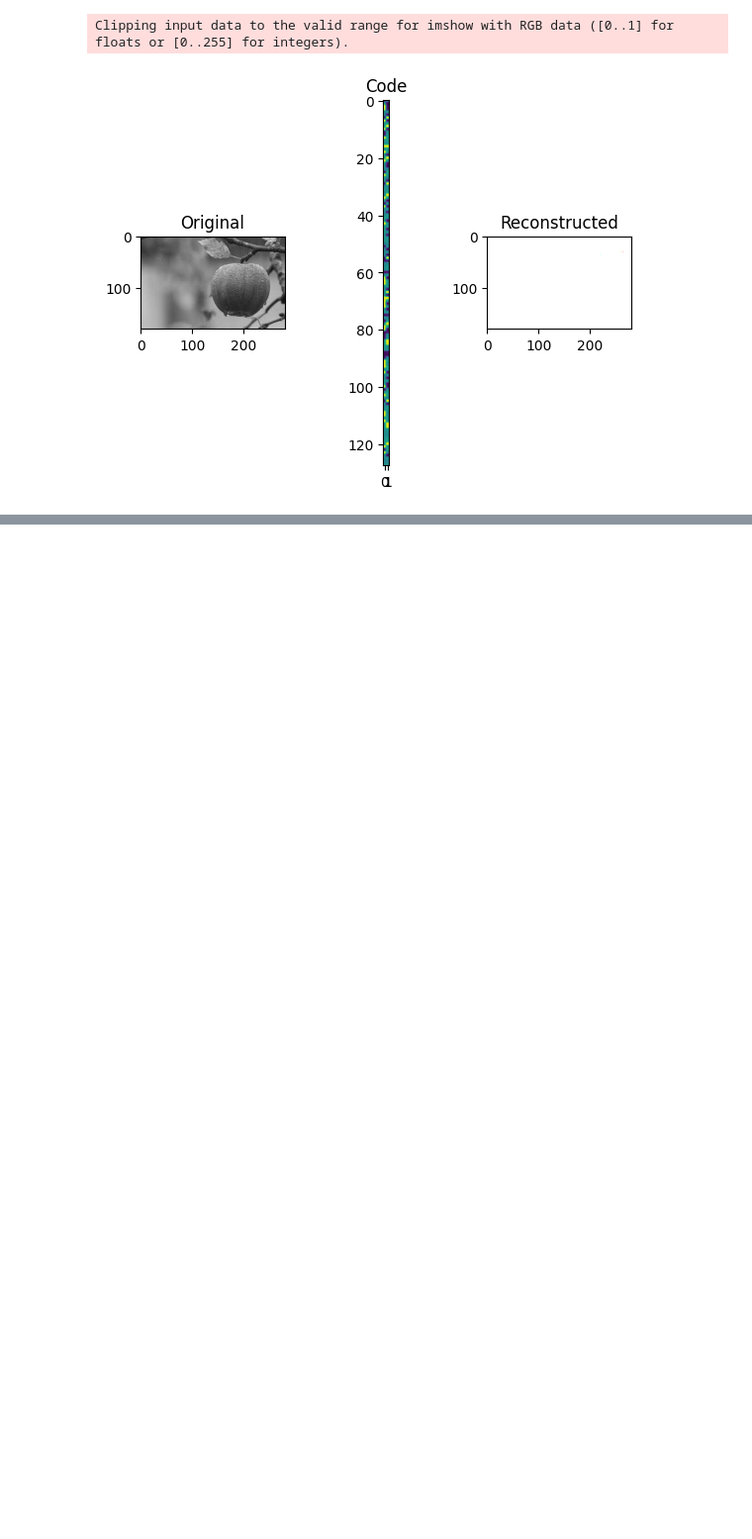
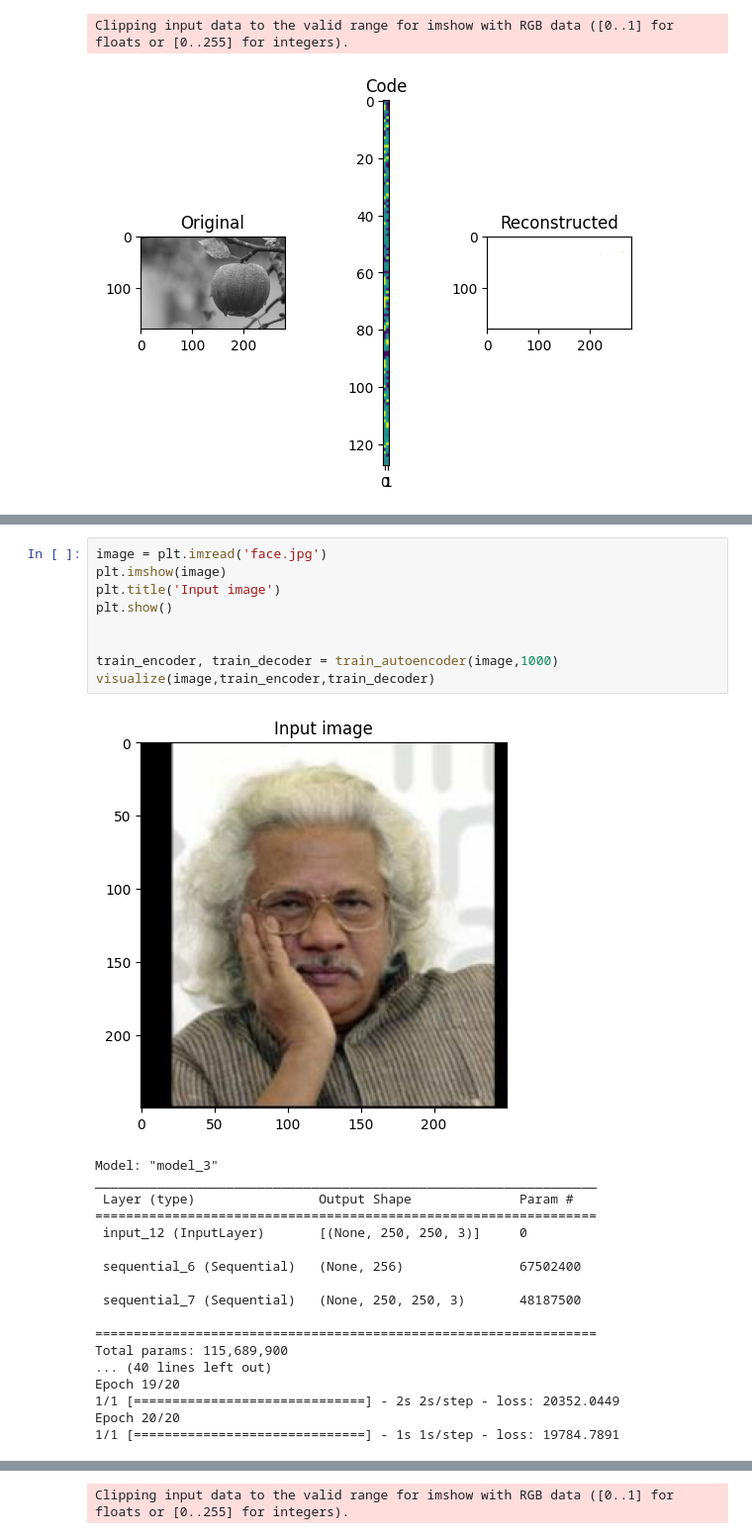
Before and after one commit to sunny2dutta/generate_music, a Jupyter notebook: mit_6.S191/Image_Encode_decode.ipynb, the cells around one changed output, grey strips where cells are left out. Shown at 99% size. Cells and saved outputs as stored; diff of their text form; blank space fills up the shorter version.

```diff
--- a/mit_6.S191/Image_Encode_decode.ipynb
+++ b/mit_6.S191/Image_Encode_decode.ipynb
@@ -201,0 +226,28 @@ Clipping input data to the valid range for imshow with RGB data ([0..1] for floa
+# %%
+image = plt.imread('face.jpg')
+plt.imshow(image)
+plt.title('Input image')
+plt.show()
+
+
+train_encoder, train_decoder = train_autoencoder(image,1000)
+visualize(image,train_encoder,train_decoder)
+# %% [output]
+[figure, added]
+Model: "model_3"
+_________________________________________________________________
+ Layer (type)                Output Shape              Param #
+=================================================================
+ input_12 (InputLayer)       [(None, 250, 250, 3)]     0
+
+ sequential_6 (Sequential)   (None, 256)               67502400
+
+ sequential_7 (Sequential)   (None, 250, 250, 3)       48187500
+
+=================================================================
+Total params: 115,689,900
+... (40 lines left out)
+Epoch 19/20
+1/1 [==============================] - 2s 2s/step - loss: 20352.0449
+Epoch 20/20
+1/1 [==============================] - 1s 1s/step - loss: 19784.7891
@@ -201,0 +257 @@ Clipping input data to the valid range for imshow with RGB data ([0..1] for floa
+Clipping input data to the valid range for imshow with RGB data ([0..1] for floats or [0..255] for integers).
```
Also changed, not shown: parts of 10 cells of this notebook, 3 other files.
